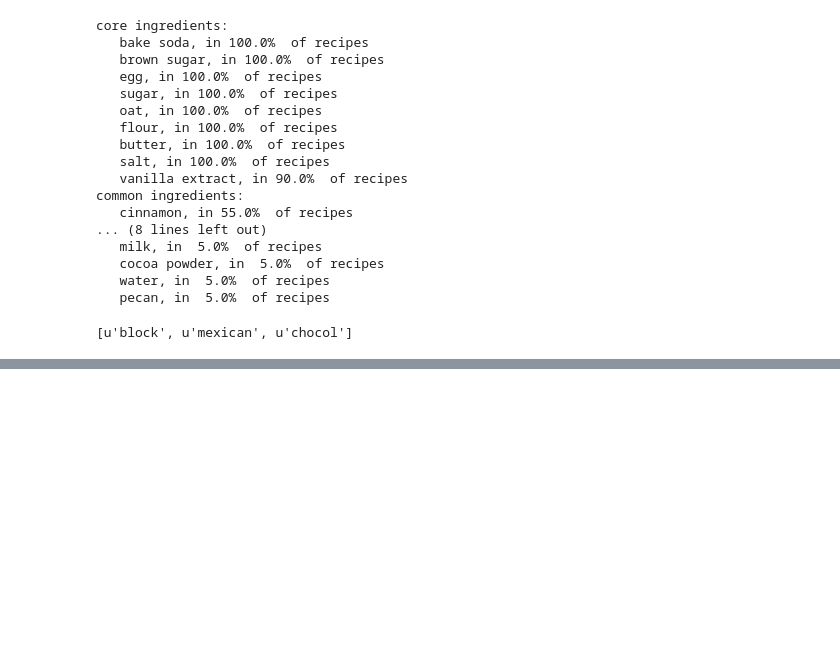
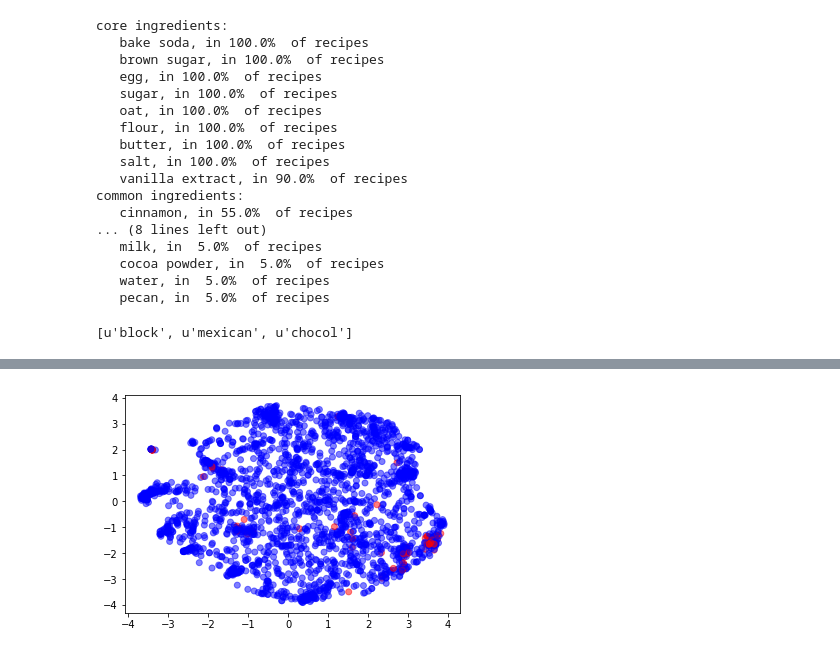
Before and after one commit to cshishido/capstone, a Jupyter notebook: annotations_test.ipynb, the cells around one changed output, grey strips where cells are left out. Cells and saved outputs as stored; diff of their text form; code cells hidden in the pictures; blank space fills up the shorter version.

Commit message:
grouping tests, app stub

```diff
--- a/annotations_test.ipynb
+++ b/annotations_test.ipynb
@@ -220,3 +220,5 @@ from src.feature_building import token_pipeline
 token_pipeline('1 block of mexican chocolate')
 # %% [output]
 [u'block', u'mexican', u'chocol']
+# %%
+peanut_group = RecipeGroup(df_cookies, member_keys={'http://www.seriouseats.com/recipes/2012/12/peanut-butter-holiday-cookies-recipe.html'})
@@ -222,0 +268,4 @@ token_pipeline('1 block of mexican chocolate')
+# %%
+peanut_group.show_tsne_plot()
+# %% [output]
+[figure, added]
```
Also changed, not shown: parts of 6 cells of this notebook, 2 other files.
